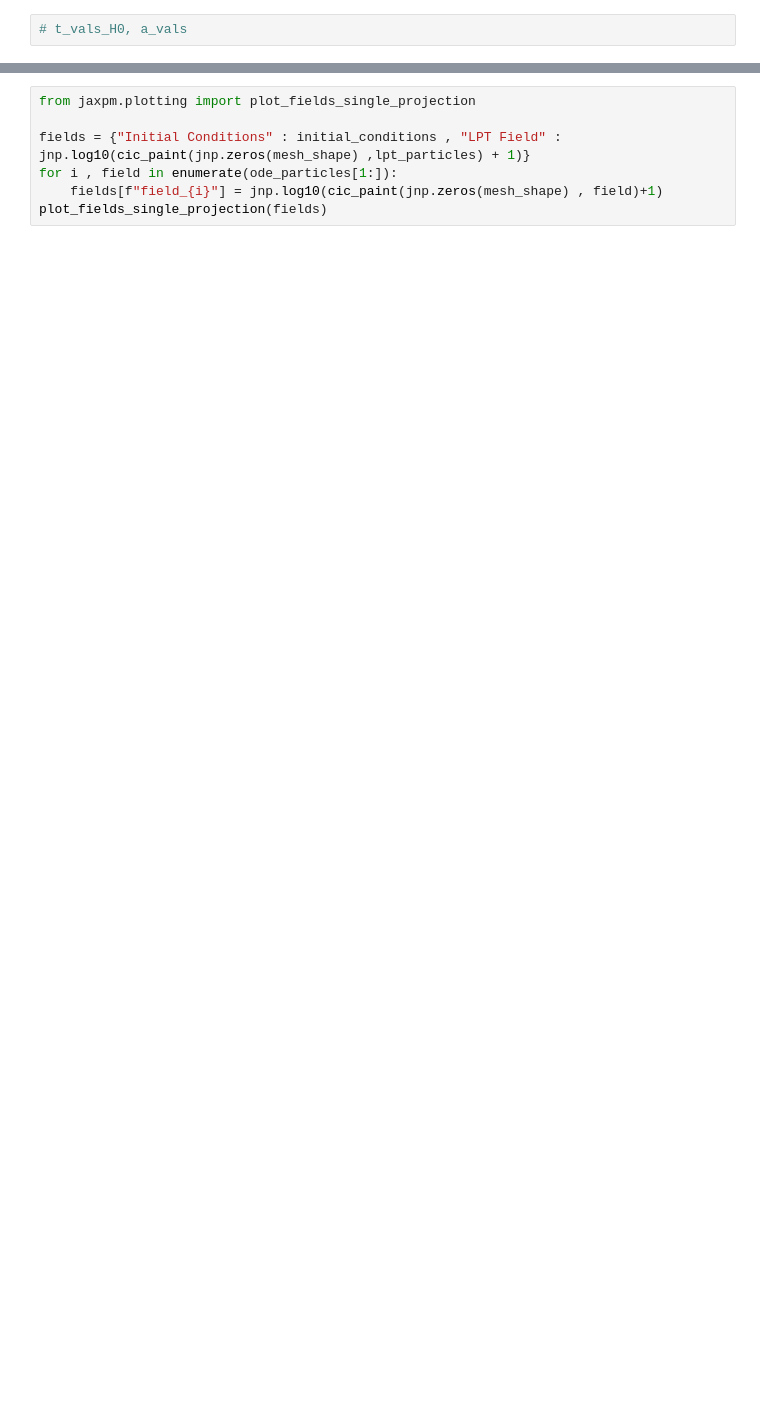
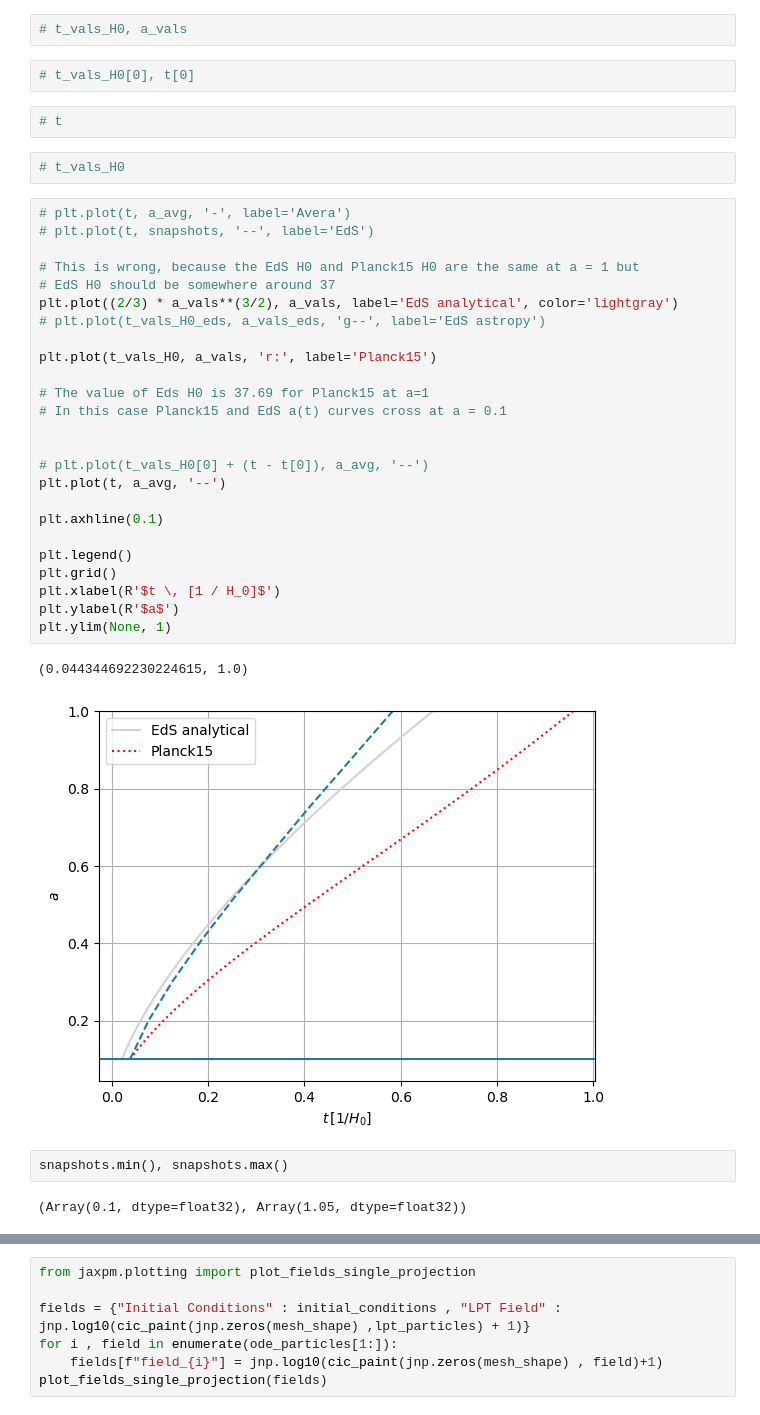
Before and after one commit to dobos/JaxPM, a Jupyter notebook: notebooks/10-Avera.ipynb, the cells around one changed output, grey strips where cells are left out. Saved outputs shown, nothing was run; the diff lists cells and outputs as text; blank space fills up the shorter version.

```diff
--- a/notebooks/10-Avera.ipynb
+++ b/notebooks/10-Avera.ipynb
@@ -197,2 +228,40 @@ t_vals_H0 = (t_vals / H0_inv_Gyr).value
 # %%
 # t_vals_H0, a_vals
+# %%
+# t_vals_H0[0], t[0]
+# %%
+# t
+# %%
+# t_vals_H0
+# %%
+# plt.plot(t, a_avg, '-', label='Avera')
+# plt.plot(t, snapshots, '--', label='EdS')
+
+# This is wrong, because the EdS H0 and Planck15 H0 are the same at a = 1 but
+# EdS H0 should be somewhere around 37
+plt.plot((2/3) * a_vals**(3/2), a_vals, label='EdS analytical', color='lightgray')
+# plt.plot(t_vals_H0_eds, a_vals_eds, 'g--', label='EdS astropy')
+
+plt.plot(t_vals_H0, a_vals, 'r:', label='Planck15')
+
+# The value of Eds H0 is 37.69 for Planck15 at a=1
+# In this case Planck15 and EdS a(t) curves cross at a = 0.1
+
+
+# plt.plot(t_vals_H0[0] + (t - t[0]), a_avg, '--')
+plt.plot(t, a_avg, '--')
+
+plt.axhline(0.1)
+
+plt.legend()
+plt.grid()
+plt.xlabel(R'$t \, [1 / H_0]$')
+plt.ylabel(R'$a$')
+plt.ylim(None, 1)
+# %% [output]
+(0.044344692230224615, 1.0)
+[figure, added]
+# %%
+snapshots.min(), snapshots.max()
+# %% [output]
+(Array(0.1, dtype=float32), Array(1.05, dtype=float32))
```
Also changed, not shown: parts of 14 cells of this notebook.
